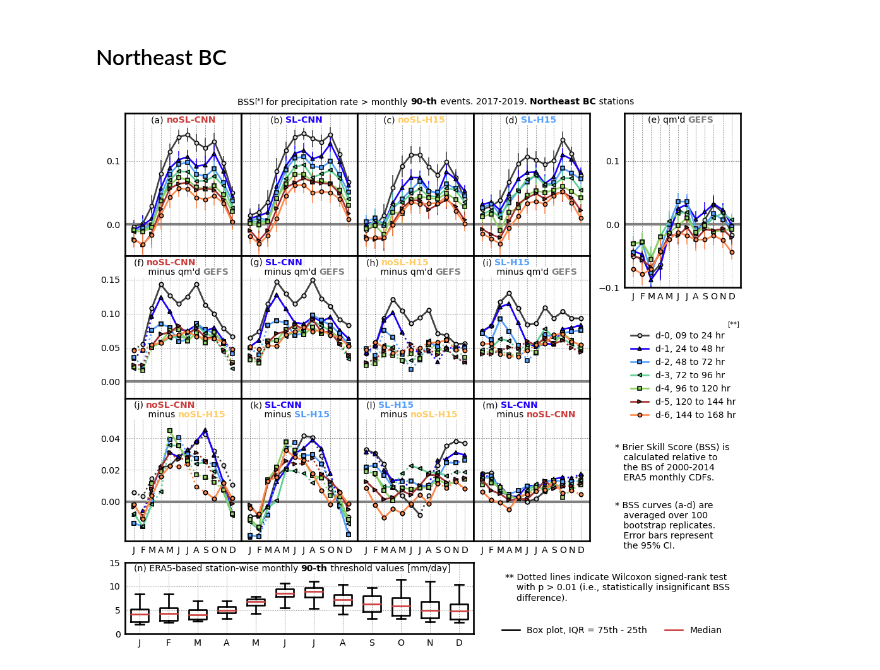
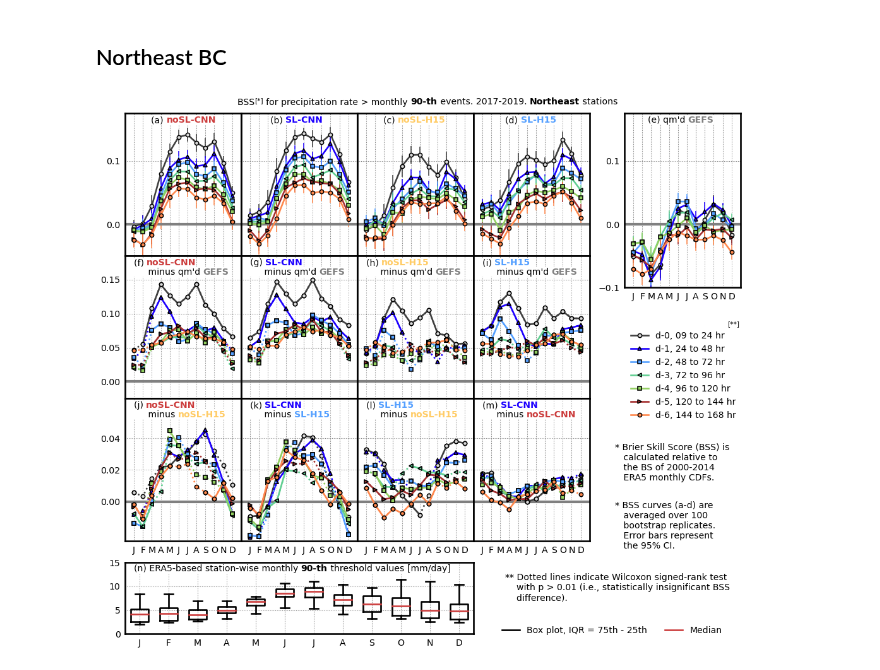
Before and after one commit to yingkaisha/rainbow, a Jupyter notebook: publish/PLOT_BSS_BCH.ipynb, the cells around one changed output. Cells and saved outputs as stored; diff of their text form; code cells hidden in the pictures.

```diff
--- a/publish/PLOT_BSS_BCH.ipynb
+++ b/publish/PLOT_BSS_BCH.ipynb
@@ -1197,7 +1197,7 @@ for i in [2, 3]:
 ax_t1 = fig.add_axes([0.5*(5.6-3.55)/5.6, 1.0, (3.55/5.6), 0.03])
 ax_t1.set_axis_off()
 handle_title += gu.string_partial_format(fig, ax_t1, 0, 1.0, 'left', 'top',
-                ['BSS    for precipitation rate > monthly ', '90-th', ' events. 2017-2019. ', 'Northeast BC', ' stations'],
+                ['BSS    for precipitation rate > monthly ', '90-th', ' events. 2017-2019. ', 'Northeast', ' stations'],
                 ['k',]*5, fontsize_list, ['normal', 'bold', 'normal', 'bold', 'normal'])
 
 handle_title.append(ax_t1.text(0.0435, 0.999, '[*]', ha='left', va='top', fontsize=10, transform=ax_t1.transAxes))
@@ -1229,31 +1229,31 @@ ax_w1.text(0, 1, '* Brier Skill Score (BSS) is\n   calculated relative to\n   th
 ax_w2 = fig.add_axes([4.6/5.6-0.025, 0.65/3.6+pad, 1/5.6+0.025, 0.075])
 ax_w2.set_axis_off()
 ax_w2.text(0, 1,
            '* BSS curves (a-d) are\n   averaged over 100\n   bootstrap replicates.\n   Error bars represent\n   the 95% CI.',
            ha='left', va='top', fontsize=fontsize, transform=ax_w2.transAxes);
 
 ax_w3 = fig.add_axes([3.6/5.6-0.025, 0.15/3.6+pad, 2/5.6+0.025, 0.075])
 ax_w3.set_axis_off()
 ax_w3.text(0, 1,
            '** Dotted lines indicate Wilcoxon signed-rank test\n    with p > 0.01 (i.e., statistically insignificant BSS\n    difference).',
            ha='left', va='top', fontsize=fontsize, transform=ax_w3.transAxes);
 
 # legend box plot
 ax_lg2 = fig.add_axes([3.6/5.6-0.025, 0/3.6+pad, 0.365, 0.03])
 ax_lg2.set_axis_off()
 LG2 = ax_lg2.legend([handle_boxp["boxes"][0], handle_boxp["medians"][0]],
                    ['Box plot, IQR = 75th - 25th', 'Median'],
                    bbox_to_anchor=(1, 1), ncol=2, prop={'size':fontsize})
 LG2.get_frame().set_facecolor('none')
 LG2.get_frame().set_linewidth(0)
 LG2.get_frame().set_alpha(1.0)
 # -------------------------------------- #
 
 for handle in handle_title:
     handle.set_bbox(dict(facecolor='w', pad=0.5, edgecolor='none', zorder=2))
 
 if need_publish:
     # Save figure
     fig.savefig(fig_dir+'AnEn_BCH_BSS_Northeast.png', format='png', **fig_keys)
 # %% [output]
-[figure, old version]
+[figure, new version]
```
Also changed, not shown: 3 other files.
